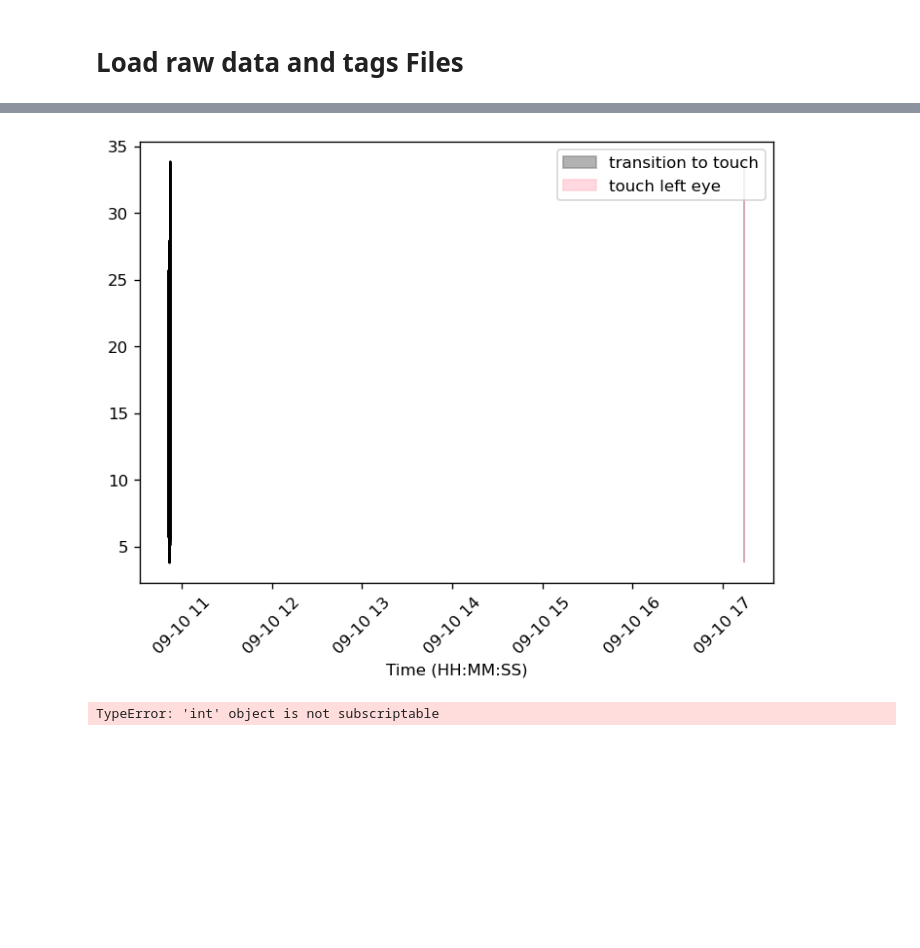
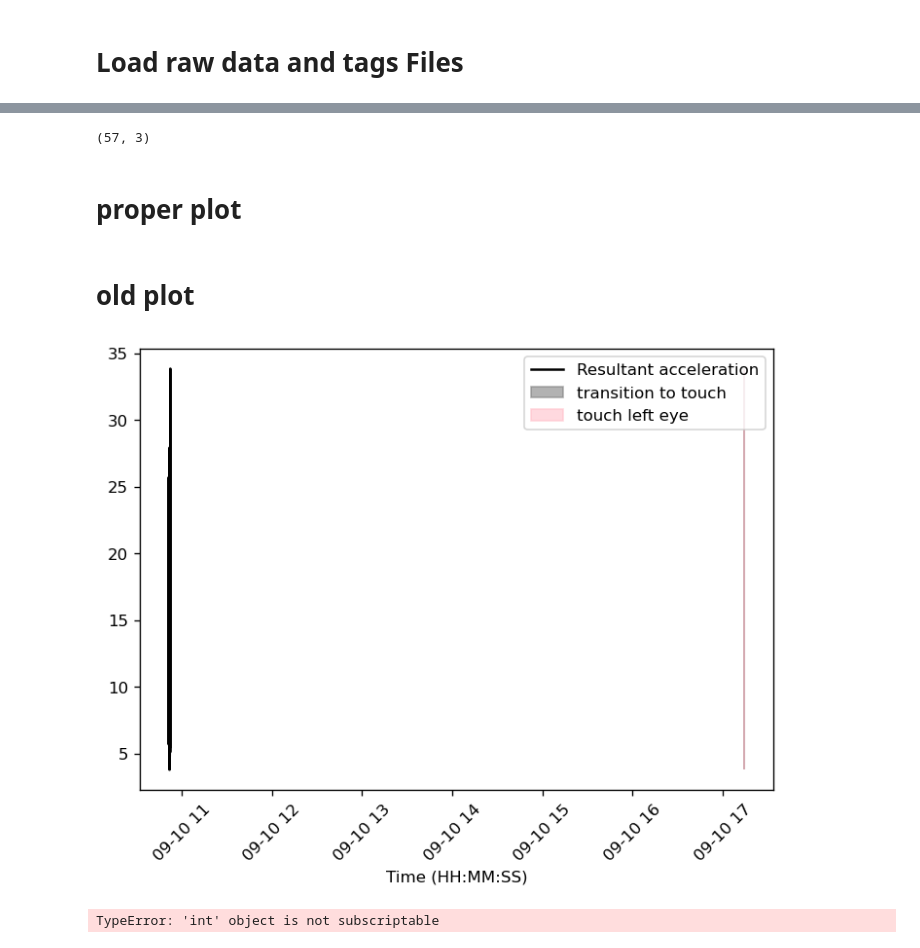
Before and after one commit to rdverse/faceTouch, a Jupyter notebook: dataCleanse/vizSamples.ipynb, the cells around one changed output, grey strips where cells are left out. Cells and saved outputs as stored; diff of their text form; code cells hidden in the pictures; blank space fills up the shorter version.

```diff
--- a/dataCleanse/vizSamples.ipynb
+++ b/dataCleanse/vizSamples.ipynb
@@ -99,10 +426,18 @@ dataDf['TimeStamp'] = [datetime.datetime.strptime('20210910105115', "%Y%m%d%H%M%
+# %%
+tagsDf.shape
+# %% [output]
+(57, 3)
+# %% [markdown]
+# proper plot
 # %%
 plt.figure(figsize = (7,5),dpi=120)
 
-#plt.plot(dataDf.TimeStamp[2000:3000],dataDf.Resultant_Accel_LN_[:1000])
+s = 1000
+e = 2000
+dataCrop = dataDf[s:e]
+tagsCrop = tagsDf[]
 
-plt.plot(dataDf.TimeStamp[20:],dataDf.Resultant_Accel_LN_[20:], color='black')
-
+plt.plot(dataCrop.TimeStamp,dataCrop.Resultant_Accel_LN_, color='black', label = "Resultant acceleration")
 
 # plt.plot(dataDf.TimeStamp[2000:3000],dataDf.Accel_LN_X_CAL[2000:3000], label = 'x-Accel')
 # plt.plot(dataDf.TimeStamp[2000:3000],dataDf.Accel_LN_Y_CAL[2000:3000], label = 'y-Accel')
@@ -148,8 +483,65 @@ plt.savefig("r.png")
 plt.show()
 #plt.bar()
 %matplotlib inline
-# %% [output]
-[figure, removed]
+# %% [markdown]
+# old plot
+# %%
+plt.figure(figsize = (7,5),dpi=120)
+
+#plt.plot(dataDf.TimeStamp[2000:3000],dataDf.Resultant_Accel_LN_[:1000])
+
+s = 1000
+e = 2000
+dataCrop = dataDf[s:e]
+tagsCrop = tagsDf
+plt.plot(dataCrop.TimeStamp,dataCrop.Resultant_Accel_LN_, color='black', label = "Resultant acceleration")
+
+# plt.plot(dataDf.TimeStamp[2000:3000],dataDf.Accel_LN_X_CAL[2000:3000], label = 'x-Accel')
+# plt.plot(dataDf.TimeStamp[2000:3000],dataDf.Accel_LN_Y_CAL[2000:3000], label = 'y-Accel')
+# plt.plot(dataDf.TimeStamp[2000:3000],dataDf.Accel_LN_Z_CAL[2000:3000], label = 'z-Accel')
+
+plt.xticks(rotation=45)
+
+# d = data['Date'].values
+# plt.fill_between(d, data['A'], data['B'],
+#                 where=data['A'] >= data['B'],
+#                 facecolor='green', alpha=0.2, interpolate=True)
+
+
+for i,bar in enumerate(tagsDf.values.reshape(17,3,2)[10:15]):
+    times = np.take(bar,0, axis=1)
+    times = [t - datetime.timedelta(0,1) for t in times]
+    a = times[0]
+    b = times[1]
+    vals = dataDf.Resultant_Accel_LN_[20:]
+    #vals = [0,25]
+    if i==0:
+        plt.fill_between([times[0],times[1]], np.min(vals), np.max(vals), alpha =0.6, color = 'gray', label = "transition to touch")
+        plt.fill_between([times[1],times[2]], np.min(vals), np.max(vals), alpha =0.6, color = 'pink', label = "touch left eye")
+    else:
+        plt.fill_between([times[0],times[1]], np.min(vals), np.max(vals), alpha =0.6, color = 'gray')
+        plt.fill_between([times[1],times[2]], np.min(vals), np.max(vals), alpha =0.6, color = 'pink')
+
+plt.xlabel("Time (HH:MM:SS)")
+    #plt.fill_between([times[1],times[2]], np.min(vals), np.max(vals), alpha =0.6, color = 'yellow')
+
+    # #     plt.fill_between(np.take(bar,0))
+
+# #     print(np.take(bar,0))
+# #     pos= np.sum(np.take(bar,0))
+# #     print(pos)
+#     plt.bar(np.take(bar,0), 27.5, datetime.timedelta(0,20))
+
+#     val= [max_val]
+#     width = [bar[2][0]-bar[0][0]]
+#     ax2.bar(pos,val,width, color = 'black', alpha = 0.1)
+plt.legend()
+plt.savefig("r.png")
+plt.show()
+#plt.bar()
+%matplotlib inline
+# %% [output]
+[figure, added]
 # %%
 tagsDf.values.shape[0][1].shape
 # %% [output]
```
Also changed, not shown: parts of 18 cells of this notebook, 9 other files.
